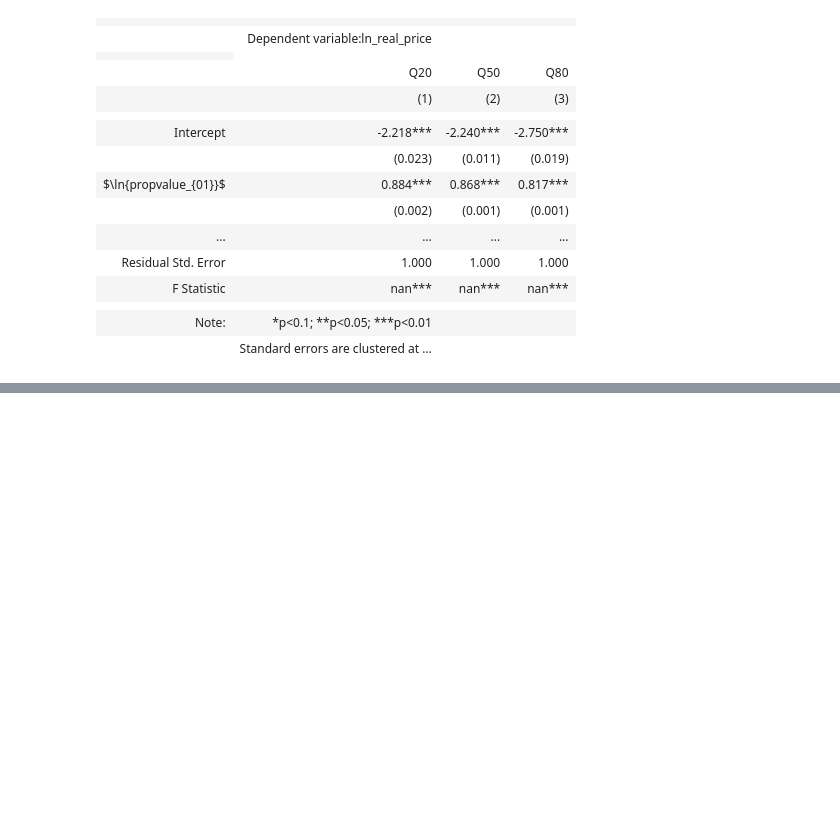
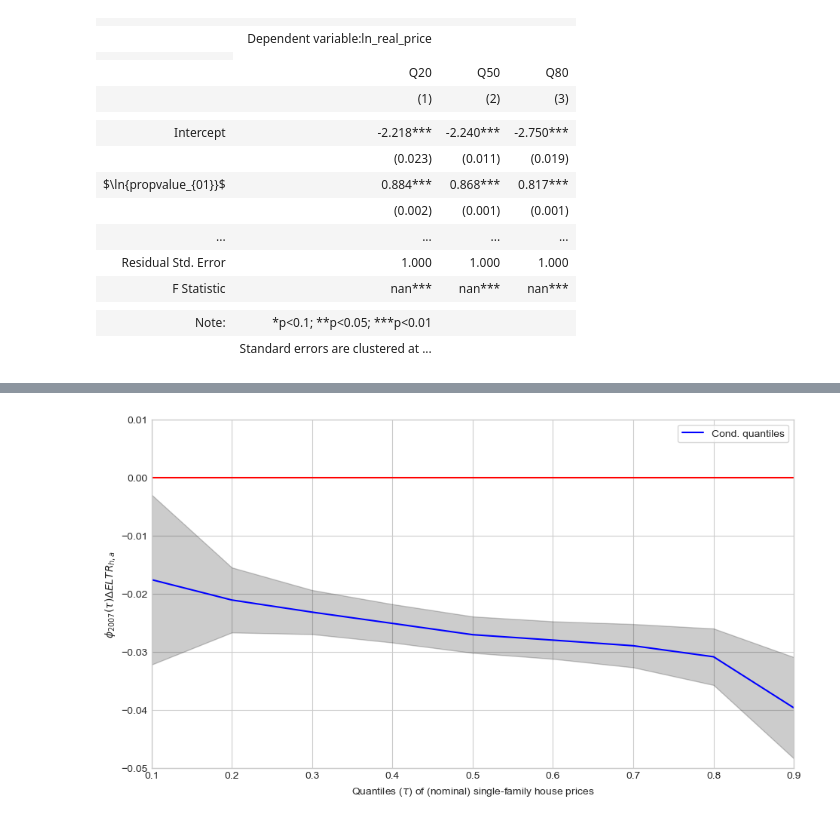
Before and after one commit to jorgenhost/No_taxation_without_capitalization, a Jupyter notebook: 4_main.ipynb, the cells around one changed output, grey strips where cells are left out. Cells and saved outputs as stored; diff of their text form; code cells hidden in the pictures; blank space fills up the shorter version.

```diff
--- a/4_main.ipynb
+++ b/4_main.ipynb
@@ -866,0 +1001,4 @@ tab
+# %%
+quantiles = np.arange(0.1, 0.9+0.1, 0.1)
+models_fe_across_nominal = [fit_model(x) for x in quantiles]
+models_fe_across_nominal = pd.DataFrame(models_fe_across_nominal, columns=["q", "year2007_delta_tax_eff", "lb", "ub"])
@@ -866,0 +1031,17 @@ tab
+# %%
+param_name = r'$\phi_{2007}(\tau) \Delta E L T R_{h, a}$'
+
+n = models_fe_across_nominal.shape[0]
+p1 = plt.plot(models_fe_across_nominal.q, models_fe_across_nominal.year2007_delta_tax_eff, color="blue", label="Cond. quantiles")
+plt.fill_between(models_fe_across_nominal.q, models_fe_across_nominal.ub, models_fe_across_nominal.lb, alpha=0.2, color="black")
+plt.ylabel(param_name)
+plt.xlabel(r"Quantiles ($\tau$) of (nominal) single-family house prices")
+plt.axhline(0, color='red')
+plt.xlim(0.1, 0.9)
+plt.ylim(-0.05, 0.01)
+plt.legend(frameon=True)
+plt.savefig('figs/fig_quant_reg_res_nominal.pdf', bbox_inches='tight')
+plt.savefig('figs/fig_quant_reg_res_nominal.png', bbox_inches='tight')
+plt.show()
+# %% [output]
+[figure, added]
```
Also changed, not shown: parts of 18 cells of this notebook, 23 other files.
